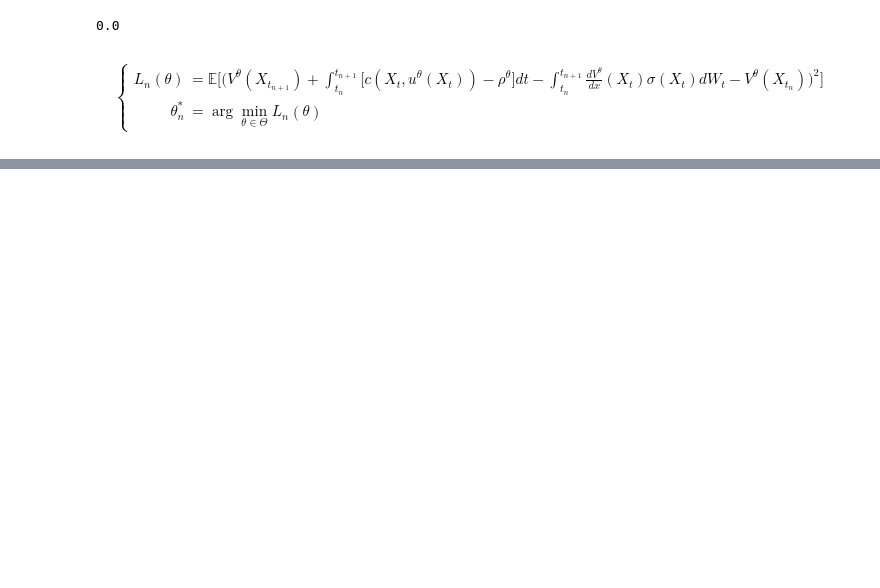
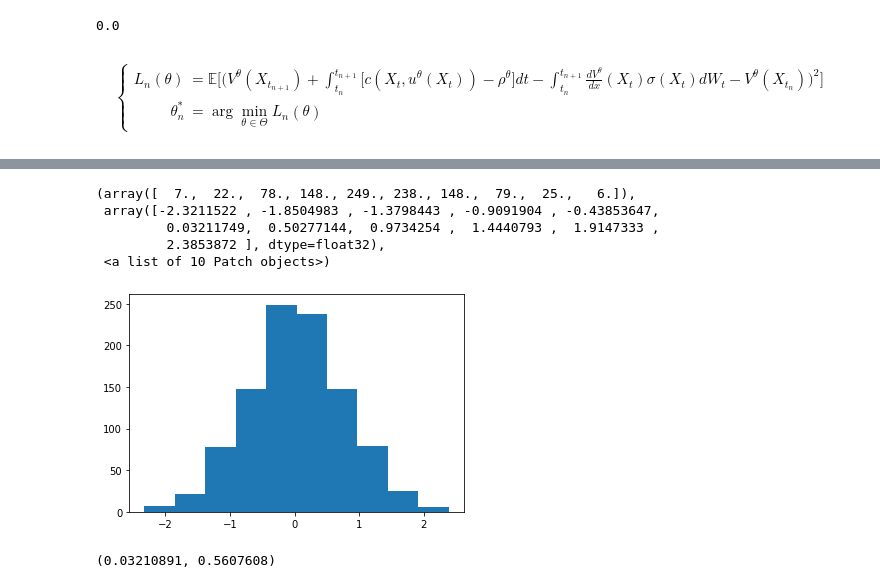
Before and after one commit to justinhou95/ErgodicControl, a Jupyter notebook: MBSDE.ipynb, the cells around one changed output, grey strips where cells are left out. Saved outputs shown, nothing was run; the diff lists cells and outputs as text; code cells hidden in the pictures; blank space fills up the shorter version.

```diff
--- a/MBSDE.ipynb
+++ b/MBSDE.ipynb
@@ -134,14 +177,16 @@ def trainning_data(seed,X0,samplesM):
         x = x + [np.random.normal(0,sqrtdt,size = (samplesM,1))]
     y = np.zeros(shape = (samplesM,1))
     return x, y
+
+np.random.seed(0)
+X0 = np.random.normal(0,1,size = (M,1))
+# X0 = np.random.normal(0,np.sqrt(1/2),size = (M,1))
+# X0 = np.ones(shape = (M,1))
+# X0 = np.zeros(shape = (M,1))
+# X0 = np.random.uniform(-10, 10, size= (M,1))
+x_train, y_train = trainning_data(1,X0,M)
+x_valid, y_valid = trainning_data(2,X0,M)
+# x_test, y_test = trainning_data(2,X0,M)
-# %%
-np.random.seed(0)
-X0 = np.random.normal(0,np.sqrt(1/2),size = (M,1))
-# X0 = np.ones(shape = (M,1))
-# X0 = np.zeros(shape = (M,1))
-x_train, y_train = trainning_data(0,X0,M)
-x_valid, y_valid = trainning_data(1,X0,M)
-# x_test, y_test = trainning_data(2,X0,M)
 # %%
 def square_loss(target_y, predicted_y):
     return tf.reduce_mean(tf.math.square(predicted_y - target_y))
@@ -179,0 +239,17 @@ rho_NN.predict(np.zeros(1))[0,0]
+# %%
+control_terminal.compile(loss = 'mse')
+# %%
+XT = control_terminal.predict(x_train)
+# %%
+plt.hist(XT)
+# %% [output]
+(array([  7.,  22.,  78., 148., 249., 238., 148.,  79.,  25.,   6.]),
+ array([-2.3211522 , -1.8504983 , -1.3798443 , -0.9091904 , -0.43853647,
+         0.03211749,  0.50277144,  0.9734254 ,  1.4440793 ,  1.9147333 ,
+         2.3853872 ], dtype=float32),
+ <a list of 10 Patch objects>)
+[figure, added]
+# %%
+XT.mean(), XT.var()
+# %% [output]
+(0.03210891, 0.5607608)
```
Also changed, not shown: parts of 19 cells of this notebook, 4 other files.
